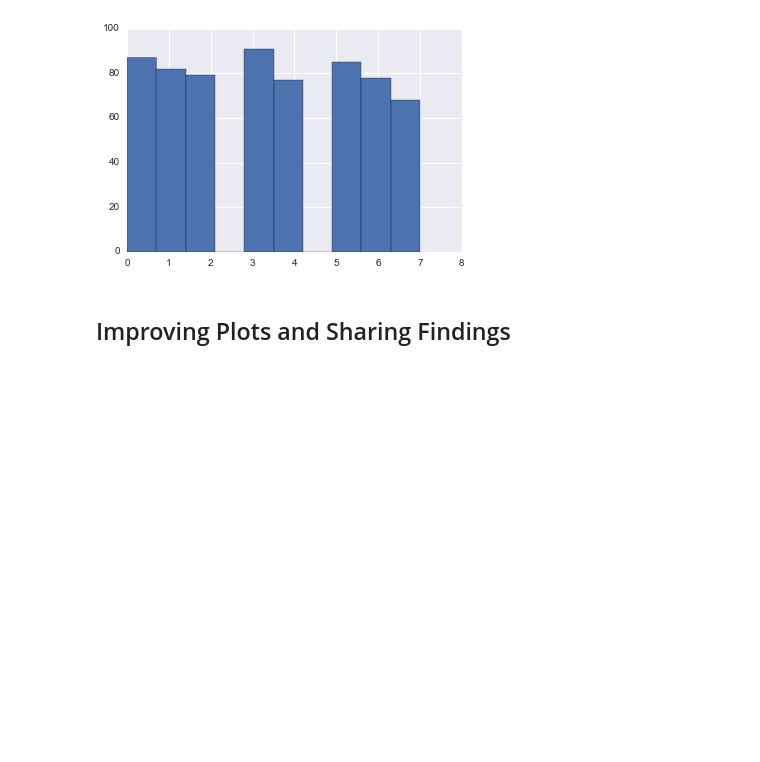
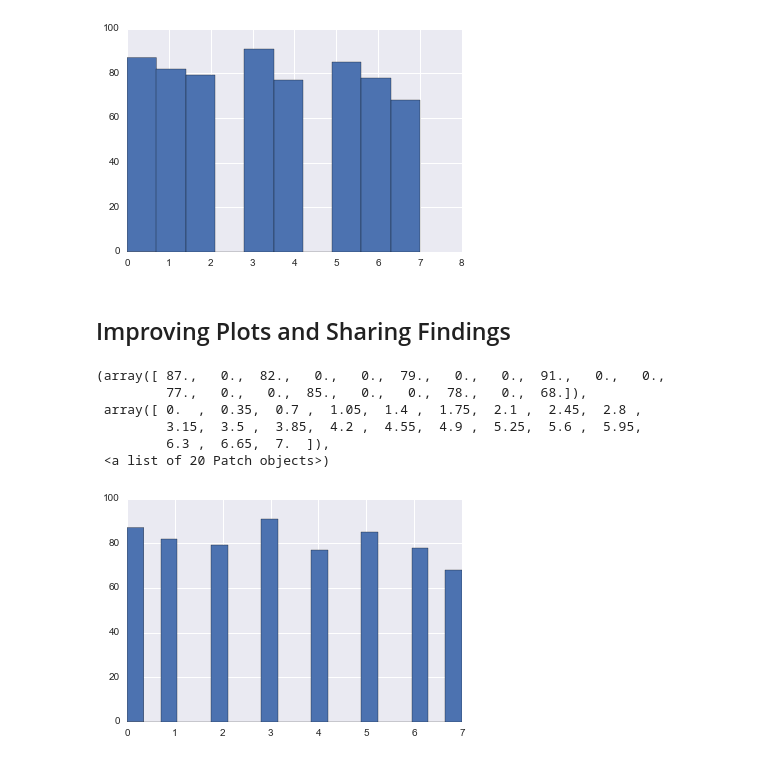
Before and after one commit to karnoq/Data-Analysis, a Jupyter notebook: Lesson_1/L1_Starter_Code.ipynb, the cells around one changed output. Drawn from its saved outputs; the diff is of its cells as text; code cells hidden in the pictures; blank space fills up the shorter version.

```diff
--- a/Lesson_1/L1_Starter_Code.ipynb
+++ b/Lesson_1/L1_Starter_Code.ipynb
@@ -780,9 +780,19 @@ plt.hist(passing_visits.values())
 # %%
 ######################################
 #                 14                 #
 ######################################
 
 ## Make a more polished version of at least one of your visualizations
 ## from earlier. Try importing the seaborn library to make the visualization
 ## look better, adding axis labels and a title, and changing one or more
 ## arguments to the hist() function.
+
+plt.hist(passing_visits.values(), bins=20)
+# %% [output]
+(array([ 87.,   0.,  82.,   0.,   0.,  79.,   0.,   0.,  91.,   0.,   0.,
+         77.,   0.,   0.,  85.,   0.,   0.,  78.,   0.,  68.]),
+ array([ 0.  ,  0.35,  0.7 ,  1.05,  1.4 ,  1.75,  2.1 ,  2.45,  2.8 ,
+         3.15,  3.5 ,  3.85,  4.2 ,  4.55,  4.9 ,  5.25,  5.6 ,  5.95,
+         6.3 ,  6.65,  7.  ]),
+ <a list of 20 Patch objects>)
+[figure, added]
```
